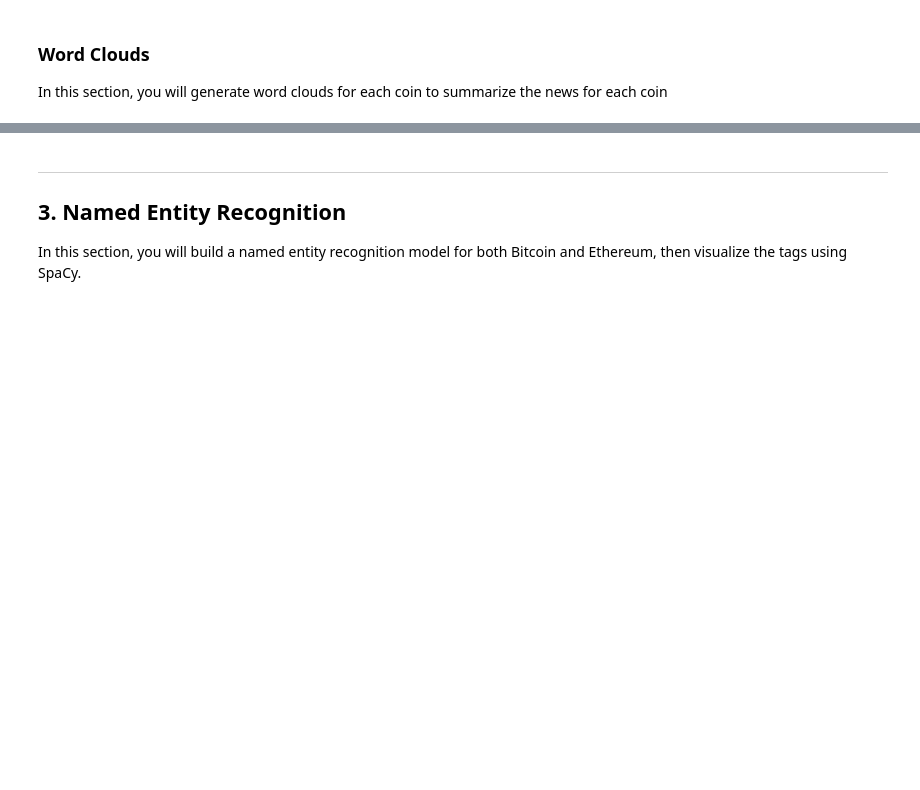
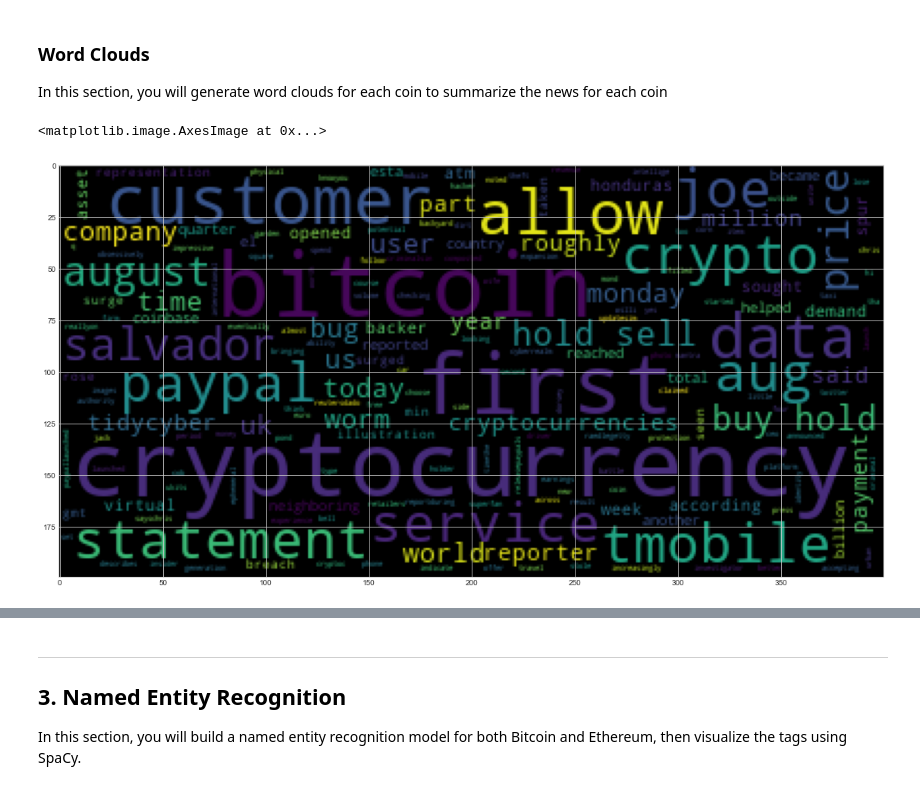
Before and after one commit to shishirsuman6/Crypto-Sentiment-Analyzer, a Jupyter notebook: crypto_sentiment.ipynb, the cells around one changed output, grey strips where cells are left out. Drawn from its saved outputs; the diff is of its cells as text; code cells hidden in the pictures; blank space fills up the shorter version.

Commit message:
Added code: NGrams and Frequency Analysis, and Word Clouds

```diff
--- a/crypto_sentiment.ipynb
+++ b/crypto_sentiment.ipynb
@@ -158,7 +159,7 @@ lemmatizer = WordNetLemmatizer()
 sw_list = set(stopwords.words('english'))
 
 # Expand the default stopwords list if necessary
-sw_addons = {}
+sw_addons = {'char','reuters','ha'}
 # %%
 # Complete the tokenizer function
 def tokenizer(text):
@@ -216,4 +217,6 @@ from collections import Counter
 from nltk import ngrams
 # %%
 # Generate the Bitcoin N-grams where N=2
-# YOUR CODE HERE!
+btc_tokens=np.concatenate(btc_df["tokens"].to_numpy())
+btc_bigrams= Counter(ngrams(btc_tokens, n=2))
+btc_bigrams.most_common(10)
@@ -245,6 +294,11 @@ import matplotlib as mpl
 mpl.rcParams['figure.figsize'] = [20.0, 10.0]
 # %%
 # Generate the Bitcoin word cloud
-# YOUR CODE HERE!
+bit_text = " ".join(btc_tokens)
+wc = WordCloud().generate(bit_text)
+plt.imshow(wc)
+# %% [output]
+<matplotlib.image.AxesImage at 0x...>
+[figure, added]
 # %%
 # Generate the Ethereum word cloud
```
Also changed, not shown: parts of 6 cells of this notebook.
